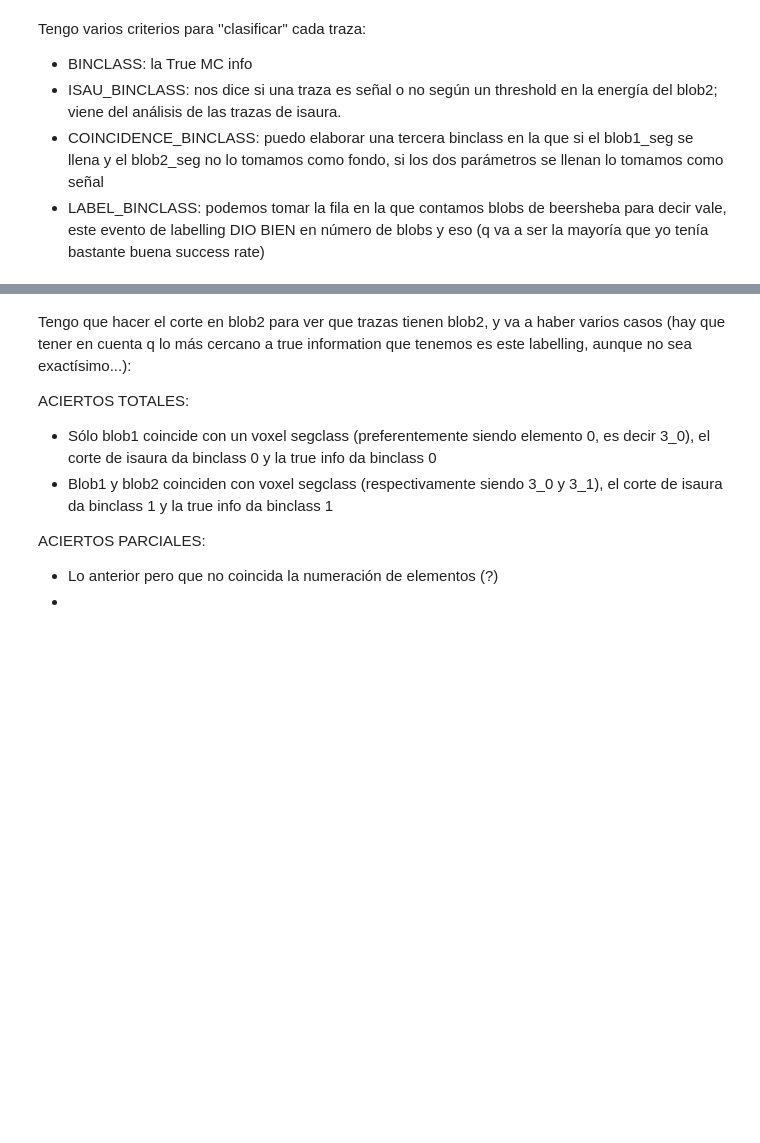
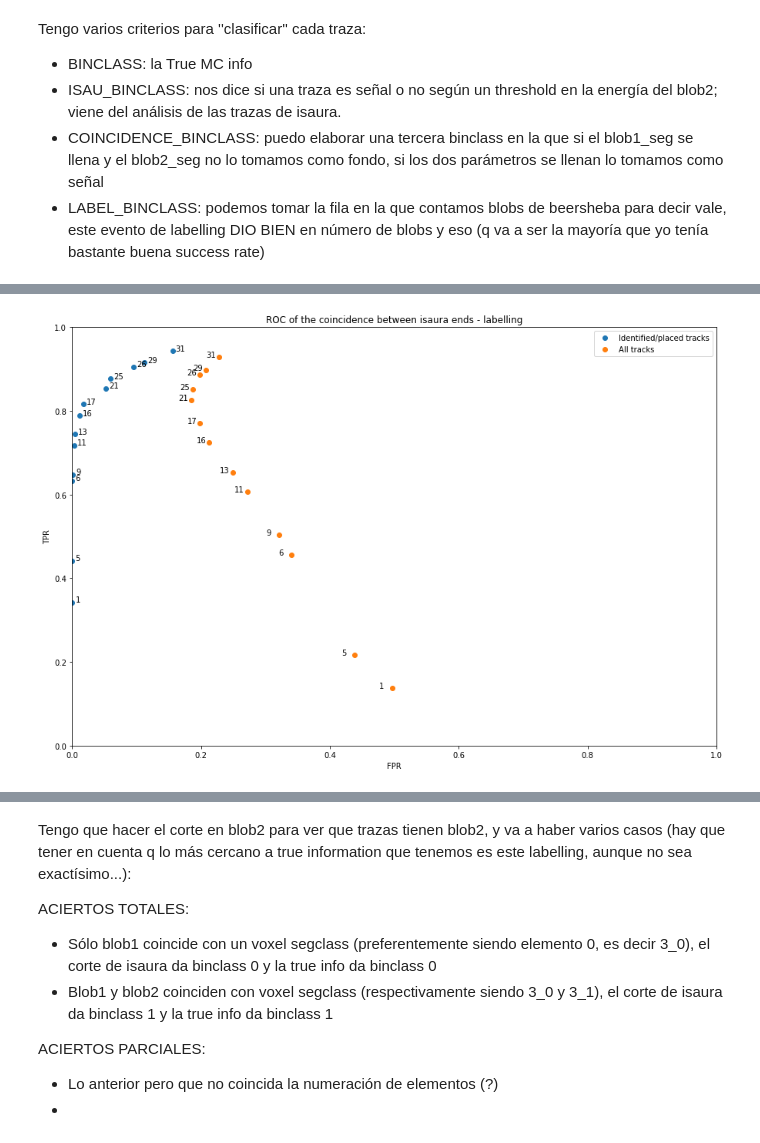
Before and after one commit to martinperezmaneiro/data_labelling, a Jupyter notebook: examples/isaura_analysis.ipynb, the cells around one changed output, grey strips where cells are left out. Saved outputs shown, nothing was run; the diff lists cells and outputs as text; code cells hidden in the pictures; blank space fills up the shorter version.

```diff
--- a/examples/isaura_analysis.ipynb
+++ b/examples/isaura_analysis.ipynb
@@ -595,0 +547,8 @@ Vale, creo q voy a procurar q por iteración se haga un [a, a, a] y un [a, a, a
+# %%
+voxel_rad = [0, 0, 0]
+for i in np.arange(1, 30 + 3, 1):
+    voxel_rad_new = [int(np.ceil(i/size)) for size in [5, 5, 4]]
+    if voxel_rad == voxel_rad_new:
+        continue
+    print(voxel_rad_new, 'con radio', i)
+    voxel_rad = voxel_rad_new
@@ -595,0 +666,19 @@ Vale, creo q voy a procurar q por iteración se haga un [a, a, a] y un [a, a, a
+# %%
+plt.figure(figsize=(15,10))
+plt.plot(roc_red_acc[:, 1], roc_red_acc[:, 0], 'o', label = 'Identified/placed tracks')
+for i, txt in enumerate(radius_size):
+    plt.annotate(txt, (roc_red_acc[:, 1][i] + 0.005, roc_red_acc[:, 0][i] + 0.001))
+
+plt.plot(roc_full_acc[:, 1], roc_full_acc[:, 0], 'o', label = 'All tracks')
+for i, txt in enumerate(radius_size):
+    plt.annotate(txt, (roc_full_acc[:, 1][i] - 0.02, roc_full_acc[:, 0][i]))
+
+plt.xlabel('FPR')
+plt.ylabel('TPR')
+plt.xlim([0, 1])
+plt.ylim([0, 1])
+plt.legend()
+plt.title('ROC of the coincidence between isaura ends - labelling')
+plt.show()
+# %% [output]
+[figure, added]
```
Also changed, not shown: parts of 272 cells of this notebook, 6 other files.
